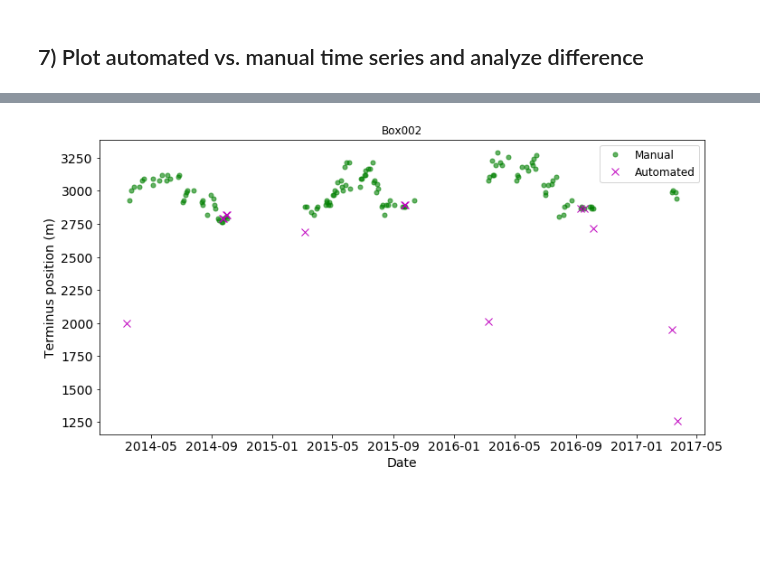
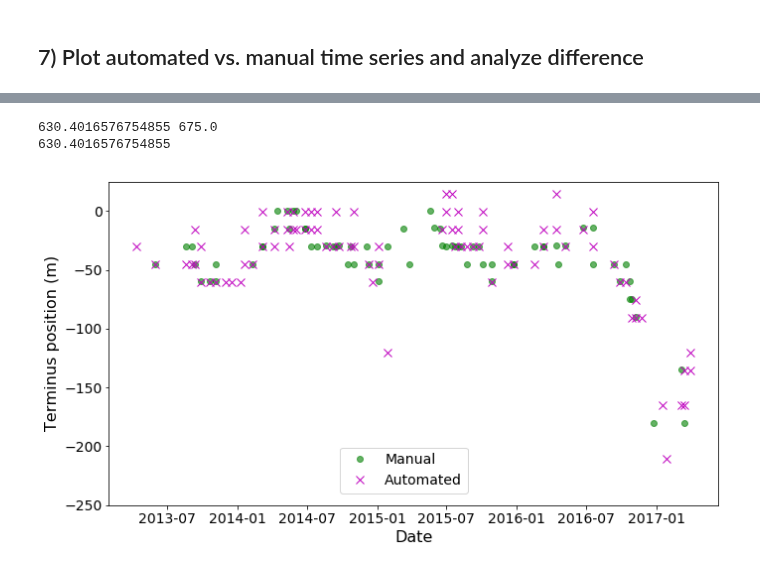
Before and after one commit to jukesliu/automated-glacier-terminus, a Jupyter notebook: Manual_delineations.ipynb, the cells around one changed output, grey strips where cells are left out. Cells and saved outputs as stored; diff of their text form; code cells hidden in the pictures; blank space fills up the shorter version.

```diff
--- a/Manual_delineations.ipynb
+++ b/Manual_delineations.ipynb
@@ -598,0 +423,5 @@ manual_df
+# %%
+# pathrows_df = pd.read_csv(basepath+'LS_pathrows_multiple.csv', sep=',', usecols =[0,1,2], dtype=str)
+centerline_df = pd.read_csv('/home/jukes/Documents/Sample_glaciers/Boxes_coords_pathrows.csv', sep=',',dtype=str)
+centerline_df = centerline_df.set_index('BoxID')
+centerline_df
@@ -758,7 +735,7 @@ Average difference: 19.86513388072691 meters
 # %% [markdown]
 ## 6) Plot manual terminus position time series
 # %%
-BOI = '002'
+BOI = '120'
 df = manual_df[manual_df['BoxID']==BOI].copy()
 # df
 # %%
@@ -818,8 +804,14 @@ ls8_df = df_2013[df_2013['datetimes'] < maxdate].copy()
 # auto_df = auto_df.dropna()
 
 # # #grab max terminus position across both
-# max_tpos_man = np.max(list(ls8_df['term_position']))+45#+(2*15.0)
-# max_tpos_auto = np.max(list(auto_df['term_position']))
+max_tpos_man = np.max(list(ls8_df['tpos50']))#+(2*15.0)
+max_tpos_auto = np.max(list(auto_df['term_position']))+15.0
+# max_Y = np.max([max_tpos_man, max_tpos_auto])
+max_Y = max_tpos_man
 # # max_tpos_man = 0
 # # max_tpos_auto = 0
-# print(max_tpos_man, max_tpos_auto)
+print(max_tpos_man, max_tpos_auto)
+print(max_Y)
+# %% [output]
+630.4016576754855 675.0
+630.4016576754855
@@ -828,30 +818,30 @@ ls8_df = df_2013[df_2013['datetimes'] < maxdate].copy()
 # %%
-fig, ax1 = plt.subplots(figsize=(12,6))
+fig, ax1 = plt.subplots(figsize=(11,6))
 # ax1.plot(ls8_df['datetimes'], np.array(ls8_df['term_position']) - max_tpos_man, 'go', markersize='5', alpha=0.6)
-ax1.plot(ls8_df['datetimes'], np.array(ls8_df['term_position']), 'go', markersize='5', alpha=0.6)
-ax1.set_ylabel('Terminus position (m)', color='k', fontsize=14)
-
+ax1.plot(ls8_df['datetimes'],np.array(ls8_df['tpos50']) - max_Y, 'go', markersize='6', alpha=0.6)
+ax1.set_ylabel('Terminus position (m)', color='k', fontsize=16)
 
 #Automated time series
 # ax2 = ax1.twinx()
-ax1.plot(auto_df['datetimes'], np.array(auto_df['term_position']), 'mx', markersize='8', alpha=1)
-# ax1.plot(auto_df['datetimes'], np.array(auto_df['term_position']) - max_tpos_auto, 'mx', markersize='8', alpha=1)
+# ax1.plot(auto_df['datetimes'], np.array(auto_df['term_position'])+15, 'mx', markersize='8', alpha=1)
+# ax1.plot(auto_df['datetimes'], np.array(auto_df['tpos'])- max_Y, 'mx', markersize='10', alpha=1)
+ax1.plot(auto_df['datetimes'], np.array(auto_df['term_position'])+15 - max_Y, 'mx', markersize='8', alpha=1)
 # ax2.set_ylabel('Auto terminus position (m)', color = 'k', fontsize=12)
 # ax2.get_yaxis().set_visible(False)
 
 #GENERAL PLOT PARAMETERS
 # ax1.set_title("Box"+BOI, fontsize=16)
-ax1.set_xlabel('Date', fontsize=14)
-# ax1.set_ylim(-275, 25)
-# ax2.set_ylim(-255, 10)
+ax1.set_xlabel('Date', fontsize=16)
+ax1.set_ylim(-250, 25)
 ax1.tick_params(axis='both', which='major', labelsize=14)
 # ax2.tick_params(axis='both', which='major', labelsize=12)
-fig.legend(['Manual', 'Automated'], bbox_to_anchor=(1,1), bbox_transform=ax1.transAxes, fontsize=12)
+fig.legend(['Manual', 'Automated'], bbox_to_anchor=(0.6,0.2), bbox_transform=ax1.transAxes, fontsize=14)
 # fig.legend(['Manual', 'Automated'], fontsize=12)
 
 #SAVE FIGURE
-plt.title("Box"+BOI)
+# plt.title("Box"+BOI)
+# plt.grid()
 plt.savefig("/media/jukes/jukes1/Manual/Manual_vs_automated_Box"+BOI+".png", dpi=500)
 plt.show()
 # %% [output]
-[figure, old version]
+[figure, new version]
```
Also changed, not shown: parts of 31 cells of this notebook, 2 other files.
